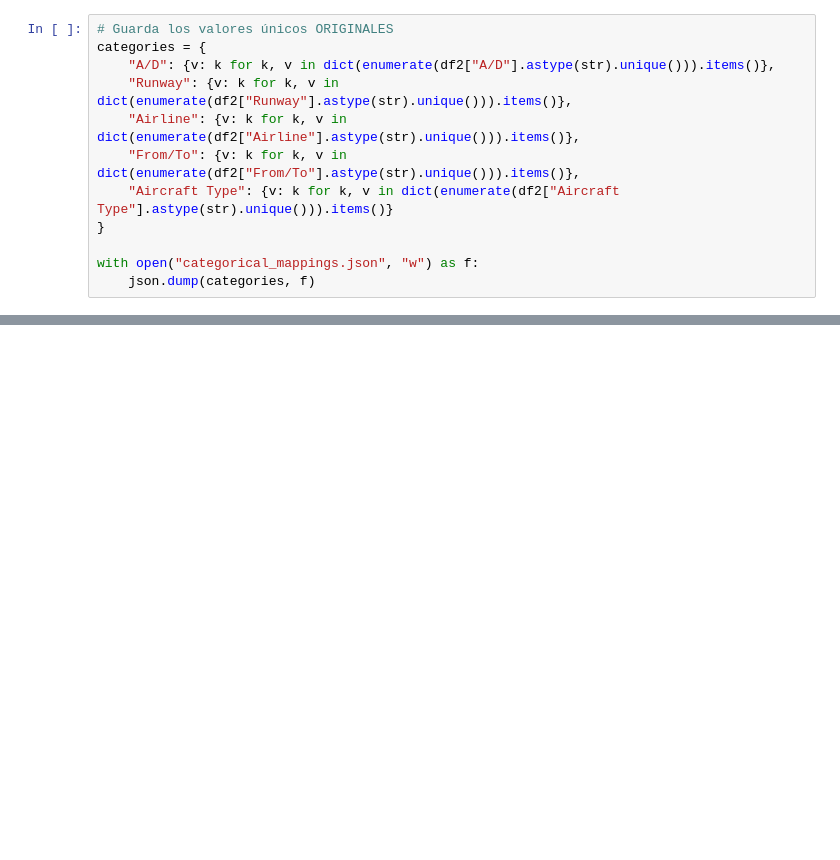
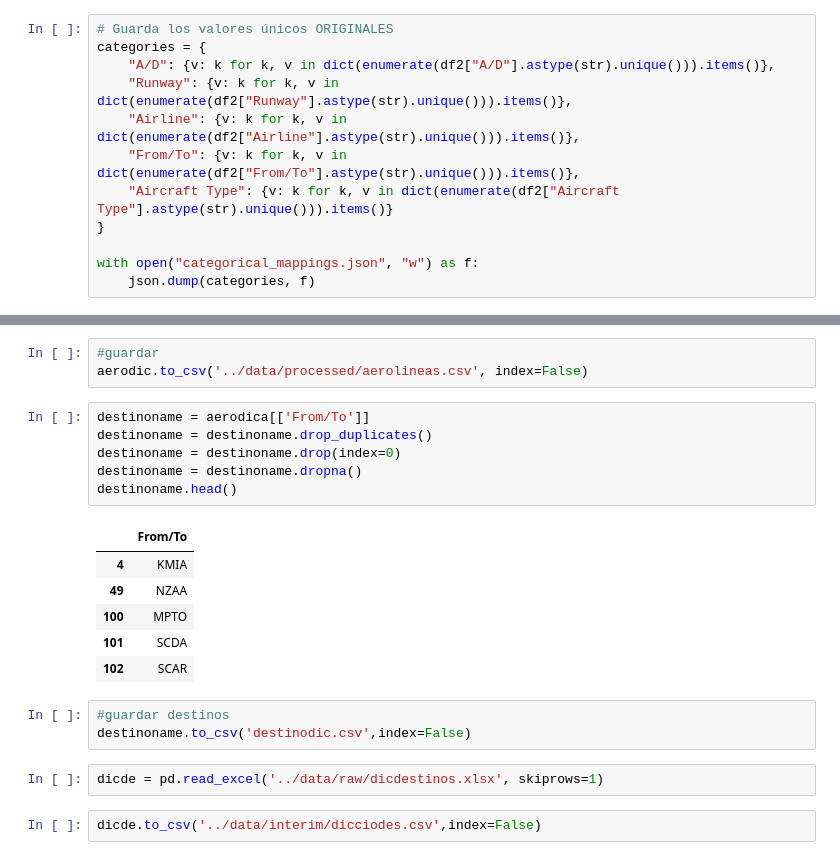
Before and after one commit to aalvarezq/proyecto, a Jupyter notebook: src/modelos.ipynb, the cells around one changed output, grey strips where cells are left out. Drawn from its saved outputs; the diff is of its cells as text; blank space fills up the shorter version.

```diff
--- a/src/modelos.ipynb
+++ b/src/modelos.ipynb
@@ -650,0 +668,23 @@ with open("categorical_mappings.json", "w") as f:
+# %%
+#guardar
+aerodic.to_csv('../data/processed/aerolineas.csv', index=False)
+# %%
+destinoname = aerodica[['From/To']]
+destinoname = destinoname.drop_duplicates()
+destinoname = destinoname.drop(index=0)
+destinoname = destinoname.dropna()
+destinoname.head()
+# %% [output]
+|  | From/To |
+| 4 | KMIA |
+| 49 | NZAA |
+| 100 | MPTO |
+| 101 | SCDA |
+| 102 | SCAR |
+# %%
+#guardar destinos
+destinoname.to_csv('destinodic.csv',index=False)
+# %%
+dicde = pd.read_excel('../data/raw/dicdestinos.xlsx', skiprows=1)
+# %%
+dicde.to_csv('../data/interim/dicciodes.csv',index=False)
```
Also changed, not shown: parts of 2 cells of this notebook, 5 other files.
